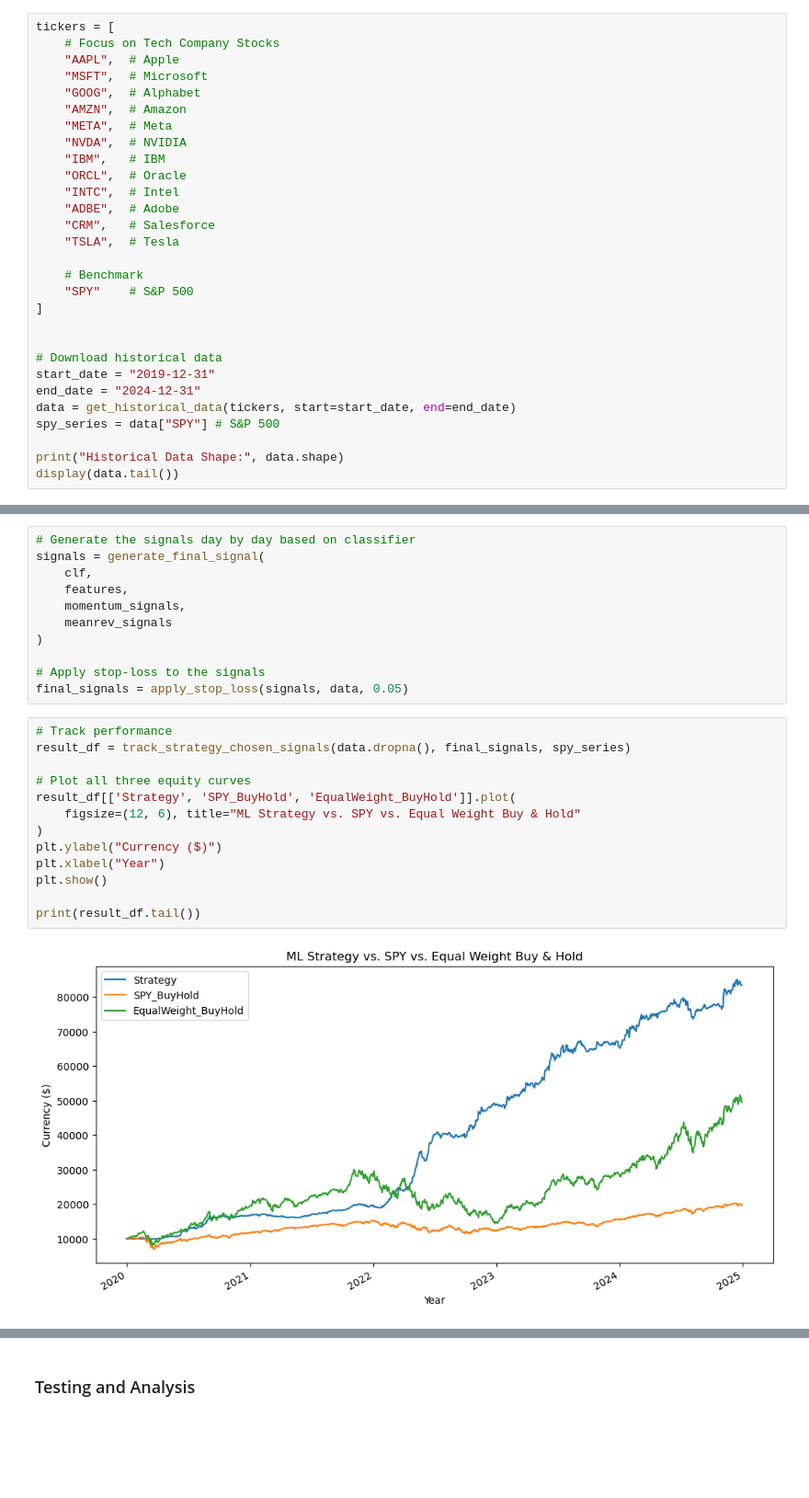
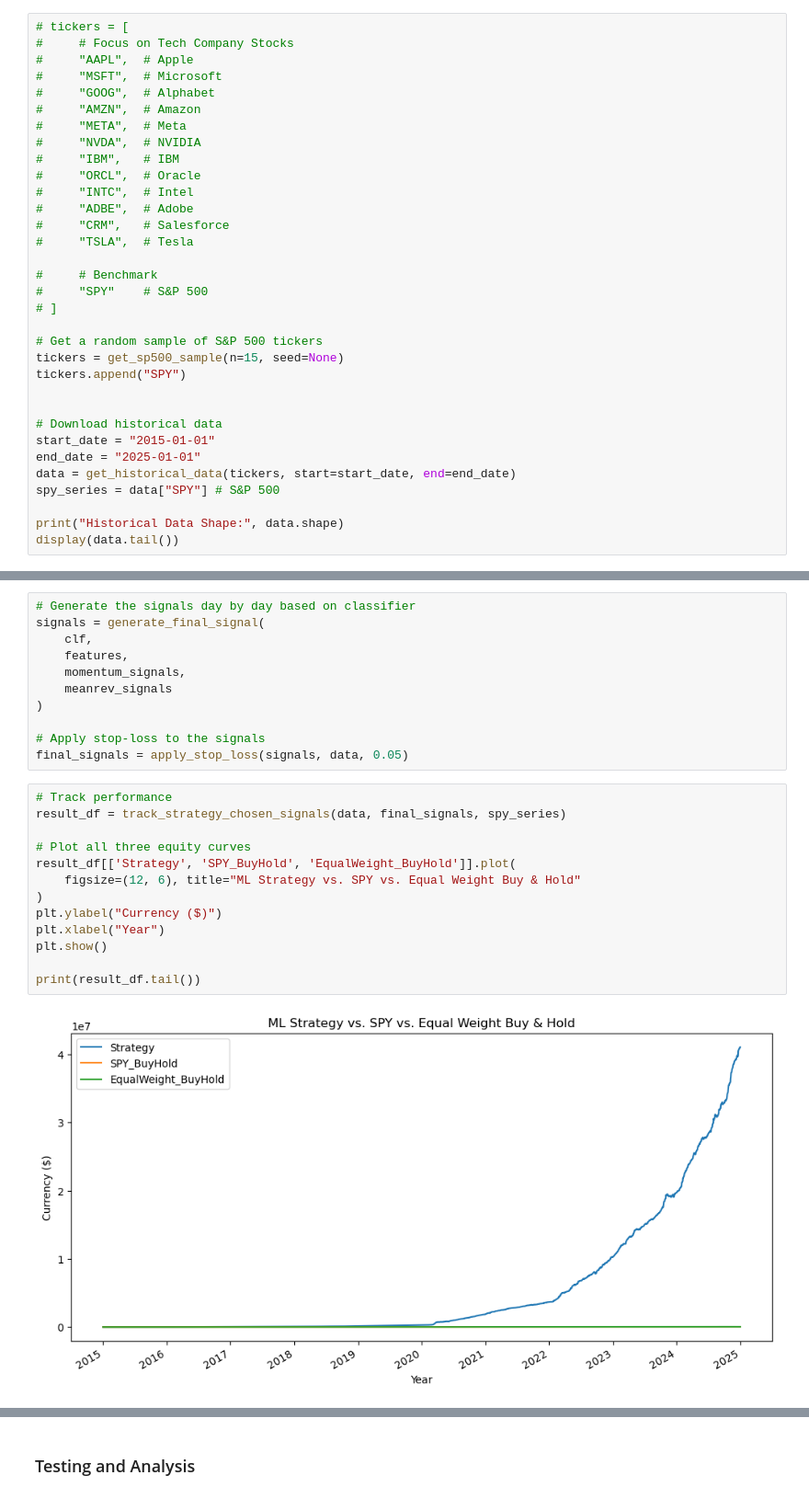
Before and after one commit to ArjunPatel32/MMR_ML_Trading, a Jupyter notebook: main.ipynb, the cells around one changed output, grey strips where cells are left out. Shown at 92% size. Cells and saved outputs as stored; diff of their text form; blank space fills up the shorter version.

Commit message:
- update read me - fixed trading before all stocks initialized - running simulations to test strategy on random stocks

```diff
--- a/main.ipynb
+++ b/main.ipynb
@@ -15,29 +15,33 @@ from risk_management import apply_stop_loss
 # %% [markdown]
 ### Get Data
 # %%
-tickers = [
-    # Focus on Tech Company Stocks
-    "AAPL",  # Apple
-    "MSFT",  # Microsoft
-    "GOOG",  # Alphabet
-    "AMZN",  # Amazon
-    "META",  # Meta
-    "NVDA",  # NVIDIA
-    "IBM",   # IBM
-    "ORCL",  # Oracle
-    "INTC",  # Intel
-    "ADBE",  # Adobe
-    "CRM",   # Salesforce
-    "TSLA",  # Tesla
+# tickers = [
+#     # Focus on Tech Company Stocks
+#     "AAPL",  # Apple
+#     "MSFT",  # Microsoft
+#     "GOOG",  # Alphabet
+#     "AMZN",  # Amazon
+#     "META",  # Meta
+#     "NVDA",  # NVIDIA
+#     "IBM",   # IBM
+#     "ORCL",  # Oracle
+#     "INTC",  # Intel
+#     "ADBE",  # Adobe
+#     "CRM",   # Salesforce
+#     "TSLA",  # Tesla
 
-    # Benchmark
-    "SPY"    # S&P 500
-]
+#     # Benchmark
+#     "SPY"    # S&P 500
+# ]
+
+# Get a random sample of S&P 500 tickers
+tickers = get_sp500_sample(n=15, seed=None)
+tickers.append("SPY")
 
 
 # Download historical data
-start_date = "2019-12-31"
-end_date = "2024-12-31"
+start_date = "2015-01-01"
+end_date = "2025-01-01"
 data = get_historical_data(tickers, start=start_date, end=end_date)
 spy_series = data["SPY"] # S&P 500
 
@@ -104,18 +111,18 @@ signals = generate_final_signal(
 final_signals = apply_stop_loss(signals, data, 0.05)
 # %%
 # Track performance
-result_df = track_strategy_chosen_signals(data.dropna(), final_signals, spy_series)
+result_df = track_strategy_chosen_signals(data, final_signals, spy_series)
 
 # Plot all three equity curves
 result_df[['Strategy', 'SPY_BuyHold', 'EqualWeight_BuyHold']].plot(
     figsize=(12, 6), title="ML Strategy vs. SPY vs. Equal Weight Buy & Hold"
 )
 plt.ylabel("Currency ($)")
 plt.xlabel("Year")
 plt.show()
 
 print(result_df.tail())
 # %% [output]
-[figure, old version]
+[figure, new version]
                 Strategy   SPY_BuyHold  EqualWeight_BuyHold
 Date
```
Also changed, not shown: parts of 4 cells of this notebook, 4 other files.
